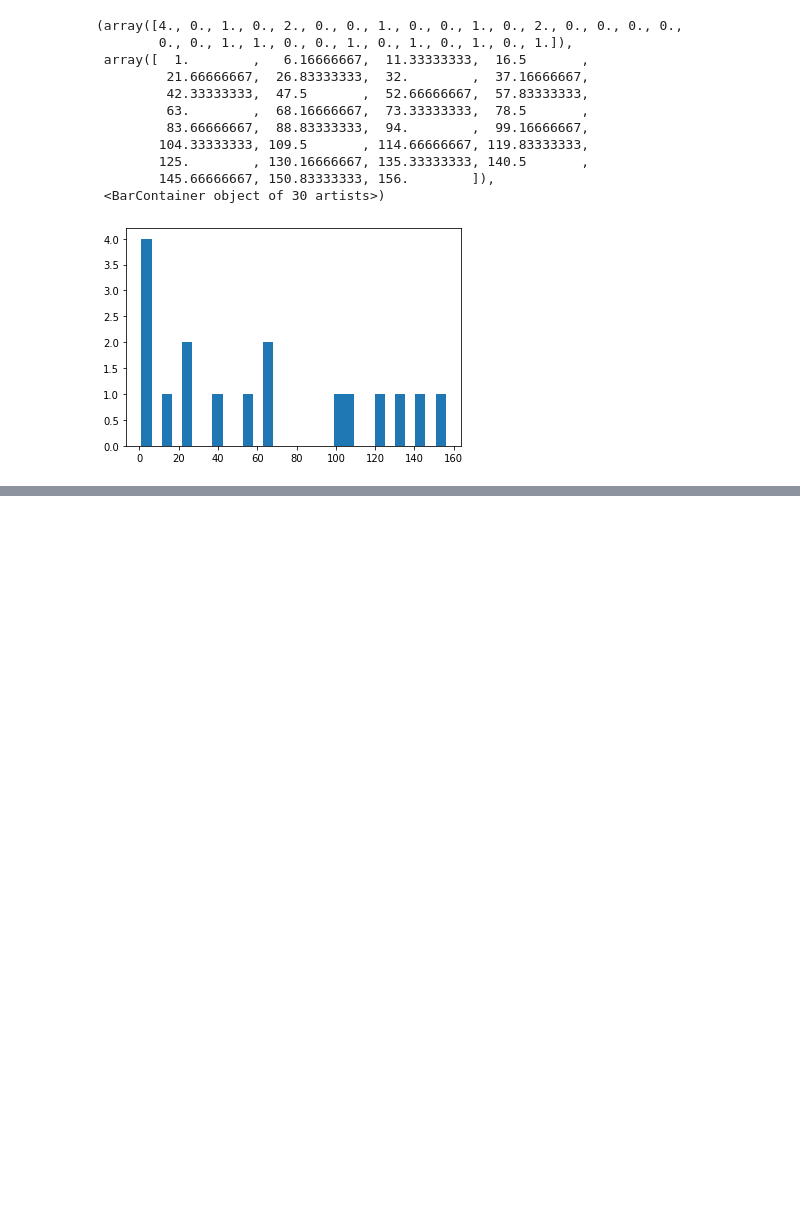
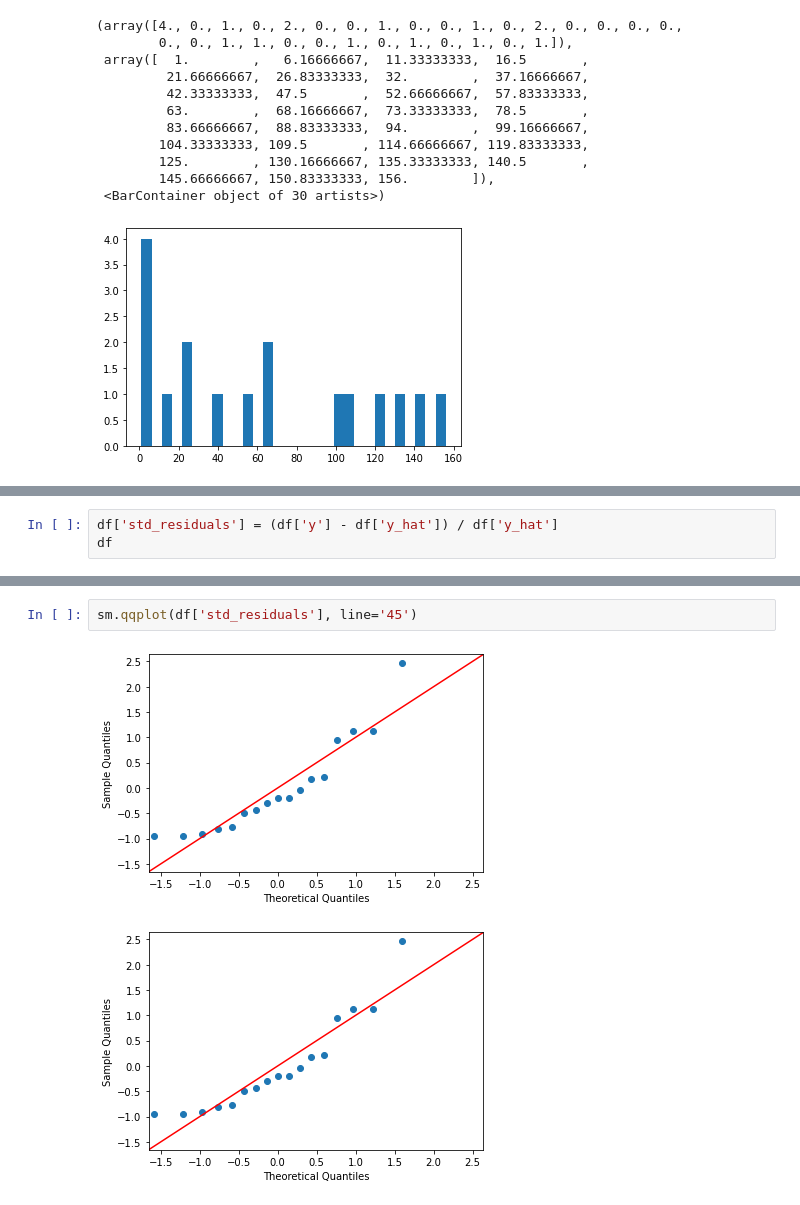
Before and after one commit to ilijavishinov/Masters_GLM, a Jupyter notebook: chapter_4/exercise_4_2.ipynb, the cells around one changed output, grey strips where cells are left out. Cells and saved outputs as stored; diff of their text form; blank space fills up the shorter version.

```diff
--- a/chapter_4/exercise_4_2.ipynb
+++ b/chapter_4/exercise_4_2.ipynb
@@ -110,0 +75,3 @@ df['x'].to_numpy().reshape(17,-1).shape
+# %%
+df['std_residuals'] = (df['y'] - df['y_hat']) / df['y_hat']
+df
@@ -110,0 +97,5 @@ df['x'].to_numpy().reshape(17,-1).shape
+# %%
+sm.qqplot(df['std_residuals'], line='45')
+# %% [output]
+[figure, added]
+[figure, added]
```
Also changed, not shown: parts of 11 cells of this notebook, 2 other files.
